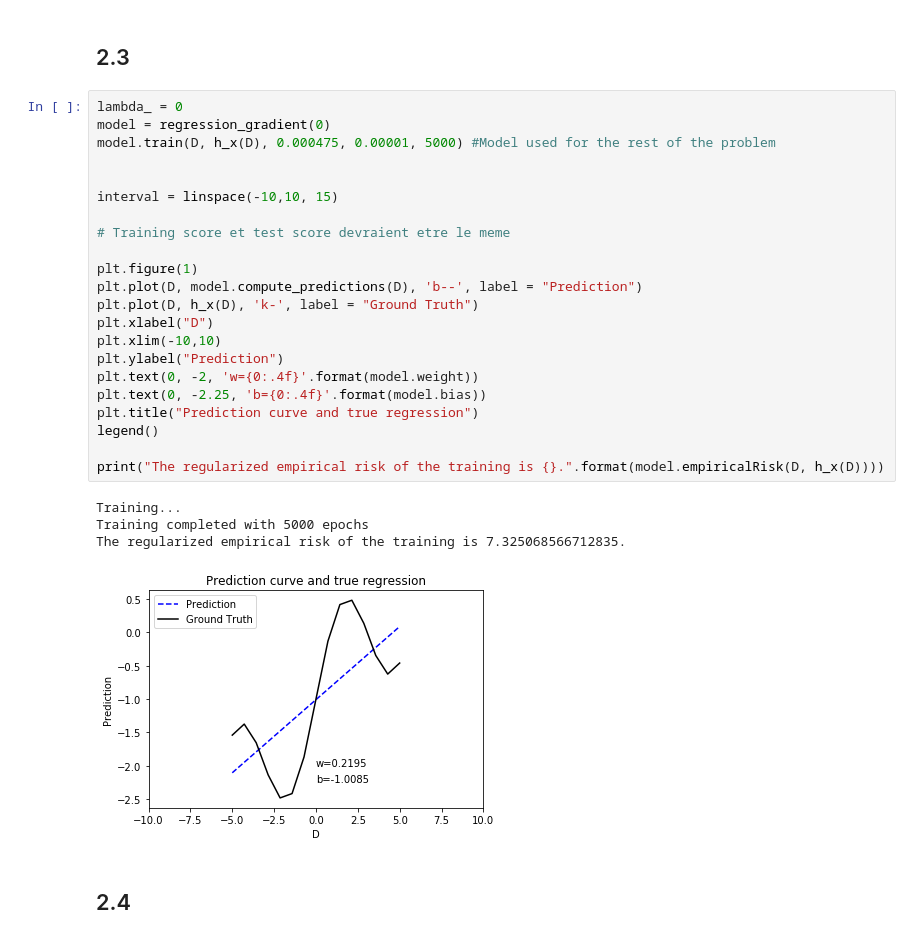
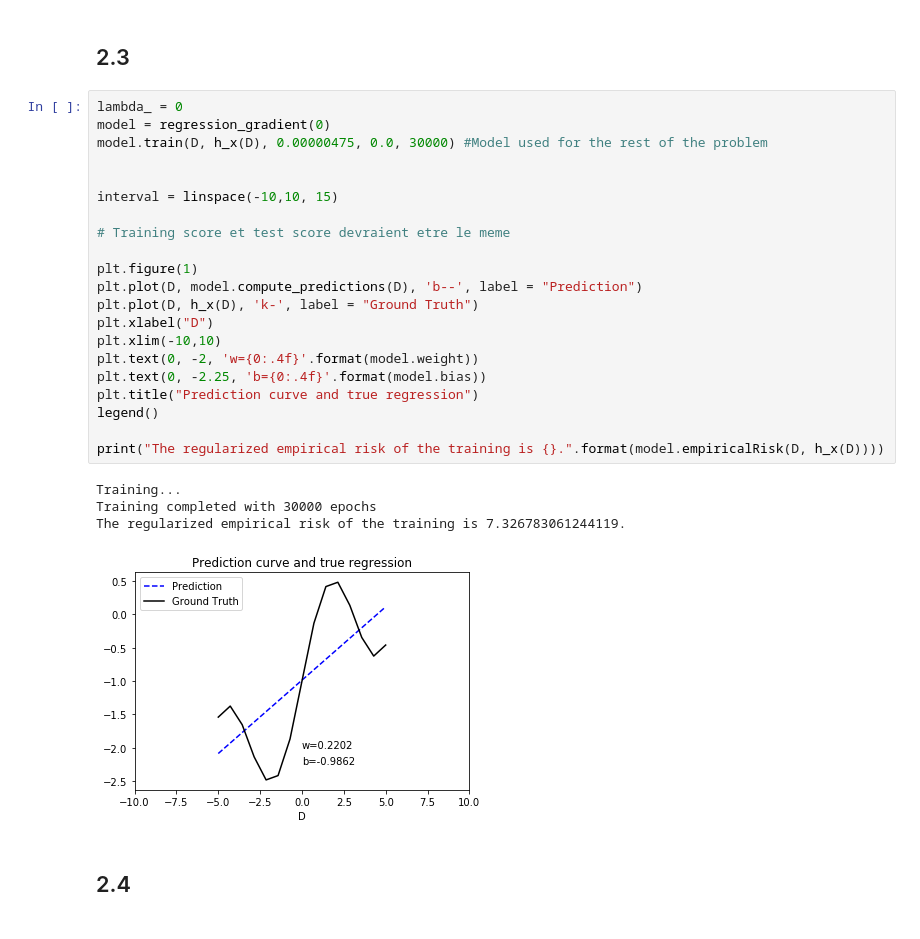
Before and after one commit to marued/IFT6390, a Jupyter notebook: Homeworks/Homework2/Homework2.ipynb, the cells around one changed output. Drawn from its saved outputs; the diff is of its cells as text.

```diff
--- a/Homeworks/Homework2/Homework2.ipynb
+++ b/Homeworks/Homework2/Homework2.ipynb
@@ -349,30 +352,29 @@ print (h_x(D))
 # %%
 lambda_ = 0
 model = regression_gradient(0)
-model.train(D, h_x(D), 0.000475, 0.00001, 5000) #Model used for the rest of the problem
+model.train(D, h_x(D), 0.00000475, 0.0, 30000) #Model used for the rest of the problem
 
 
 interval = linspace(-10,10, 15)
 
 # Training score et test score devraient etre le meme
 
 plt.figure(1)
 plt.plot(D, model.compute_predictions(D), 'b--', label = "Prediction")
 plt.plot(D, h_x(D), 'k-', label = "Ground Truth")
 plt.xlabel("D")
 plt.xlim(-10,10)
-plt.ylabel("Prediction")
 plt.text(0, -2, 'w={0:.4f}'.format(model.weight))
 plt.text(0, -2.25, 'b={0:.4f}'.format(model.bias))
 plt.title("Prediction curve and true regression")
 legend()
 
 print("The regularized empirical risk of the training is {}.".format(model.empiricalRisk(D, h_x(D))))
 # %% [output]
 Training...
-Training completed with 5000 epochs
-The regularized empirical risk of the training is 7.325068566712835.
+Training completed with 30000 epochs
+The regularized empirical risk of the training is 7.326783061244119.
-[figure, old version]
+[figure, new version]
 # %% [markdown]
 ## 2.4
 # %%
```
Also changed, not shown: parts of 6 cells of this notebook, 1 other file.
